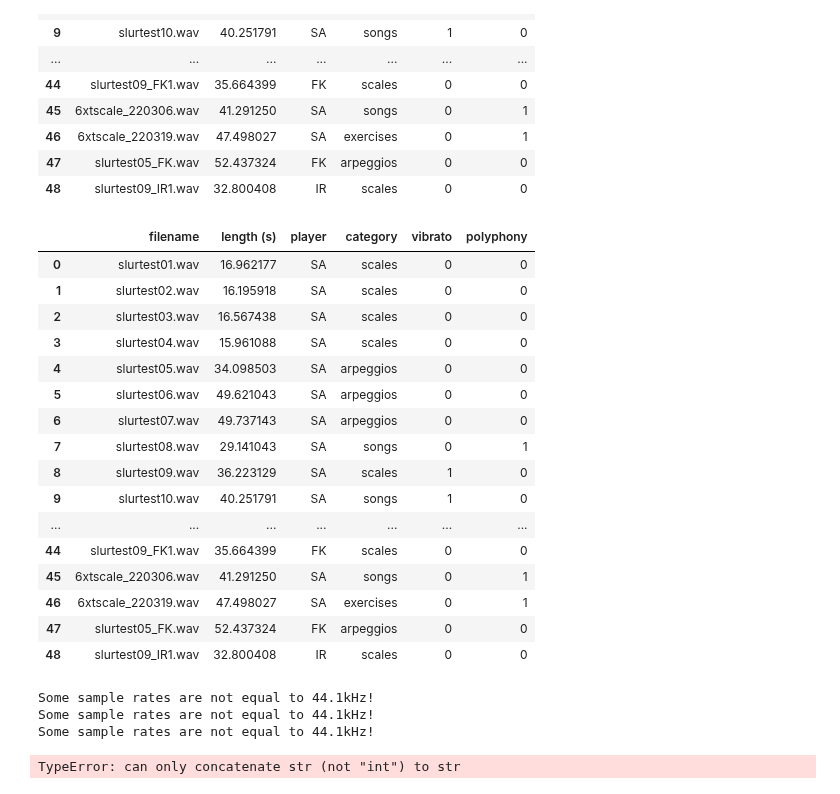
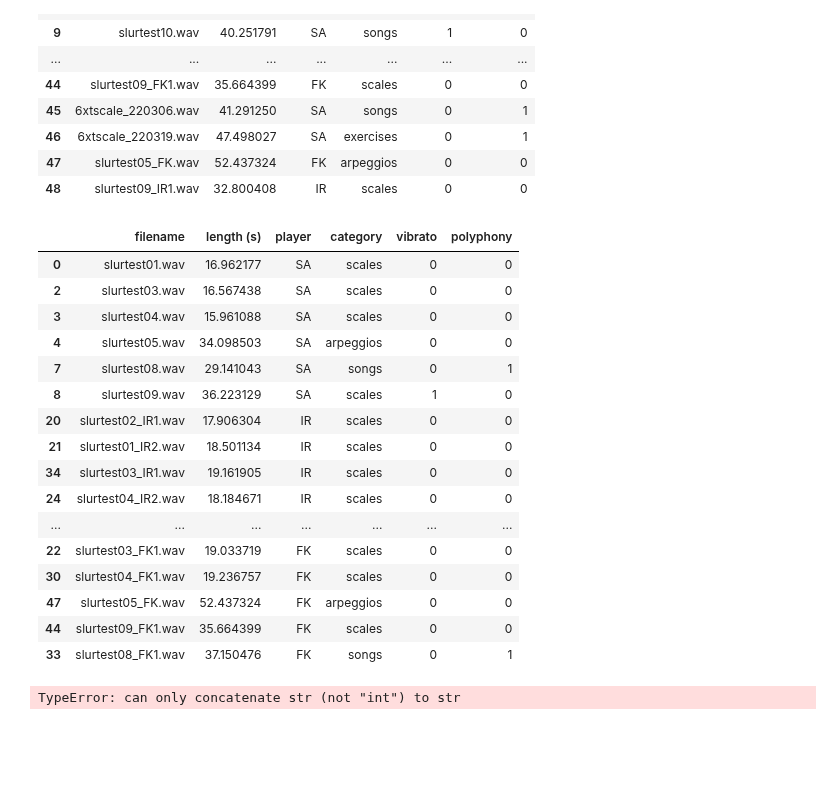
Before and after one commit to SimonFalk/beyondPianoRoll, a Jupyter notebook: flow.ipynb, the cells around one changed output. Drawn from its saved outputs; the diff is of its cells as text; code cells hidden in the pictures; blank space fills up the shorter version.

```diff
--- a/flow.ipynb
+++ b/flow.ipynb
@@ -61,26 +61,26 @@ ds
 | 48 | slurtest09_IR1.wav | 32.800408 | IR | scales | 0 | 0 |
 # %%
 sel = [0,2,3,4,7,8, 20,21,34,24,42,26, 29,22,30,47,44,33]
-sel = np.arange(49)
+#sel = np.arange(49)
 ds.iloc[sel]
 # %% [output]
 |  | filename | length (s) | player | category | vibrato | polyphony |
 | 0 | slurtest01.wav | 16.962177 | SA | scales | 0 | 0 |
-| 1 | slurtest02.wav | 16.195918 | SA | scales | 0 | 0 |
 | 2 | slurtest03.wav | 16.567438 | SA | scales | 0 | 0 |
 | 3 | slurtest04.wav | 15.961088 | SA | scales | 0 | 0 |
 | 4 | slurtest05.wav | 34.098503 | SA | arpeggios | 0 | 0 |
-| 5 | slurtest06.wav | 49.621043 | SA | arpeggios | 0 | 0 |
-| 6 | slurtest07.wav | 49.737143 | SA | arpeggios | 0 | 0 |
 | 7 | slurtest08.wav | 29.141043 | SA | songs | 0 | 1 |
 | 8 | slurtest09.wav | 36.223129 | SA | scales | 1 | 0 |
-| 9 | slurtest10.wav | 40.251791 | SA | songs | 1 | 0 |
+| 20 | slurtest02_IR1.wav | 17.906304 | IR | scales | 0 | 0 |
+| 21 | slurtest01_IR2.wav | 18.501134 | IR | scales | 0 | 0 |
+| 34 | slurtest03_IR1.wav | 19.161905 | IR | scales | 0 | 0 |
+| 24 | slurtest04_IR2.wav | 18.184671 | IR | scales | 0 | 0 |
 | ... | ... | ... | ... | ... | ... | ... |
+| 22 | slurtest03_FK1.wav | 19.033719 | FK | scales | 0 | 0 |
+| 30 | slurtest04_FK1.wav | 19.236757 | FK | scales | 0 | 0 |
+| 47 | slurtest05_FK.wav | 52.437324 | FK | arpeggios | 0 | 0 |
 | 44 | slurtest09_FK1.wav | 35.664399 | FK | scales | 0 | 0 |
-| 45 | 6xtscale_220306.wav | 41.291250 | SA | songs | 0 | 1 |
-| 46 | 6xtscale_220319.wav | 47.498027 | SA | exercises | 0 | 1 |
-| 47 | slurtest05_FK.wav | 52.437324 | FK | arpeggios | 0 | 0 |
-| 48 | slurtest09_IR1.wav | 32.800408 | IR | scales | 0 | 0 |
+| 33 | slurtest08_FK1.wav | 37.150476 | FK | songs | 0 | 1 |
 # %%
 # Load data
 #ds0 = Dataset("initslurtest")
@@ -103,10 +103,6 @@ for ele in sample_rates:
         print("Some sample rates are not equal to 44.1kHz!")
 
 # TODO migrate to mixed dataset (not based on recordings)
-# %% [output]
-Some sample rates are not equal to 44.1kHz!
-Some sample rates are not equal to 44.1kHz!
-Some sample rates are not equal to 44.1kHz!
 # %%
 # Load preprocessing funciton
 preprocessor = cnn_preprocessor()
```
Also changed, not shown: parts of 9 cells of this notebook.
